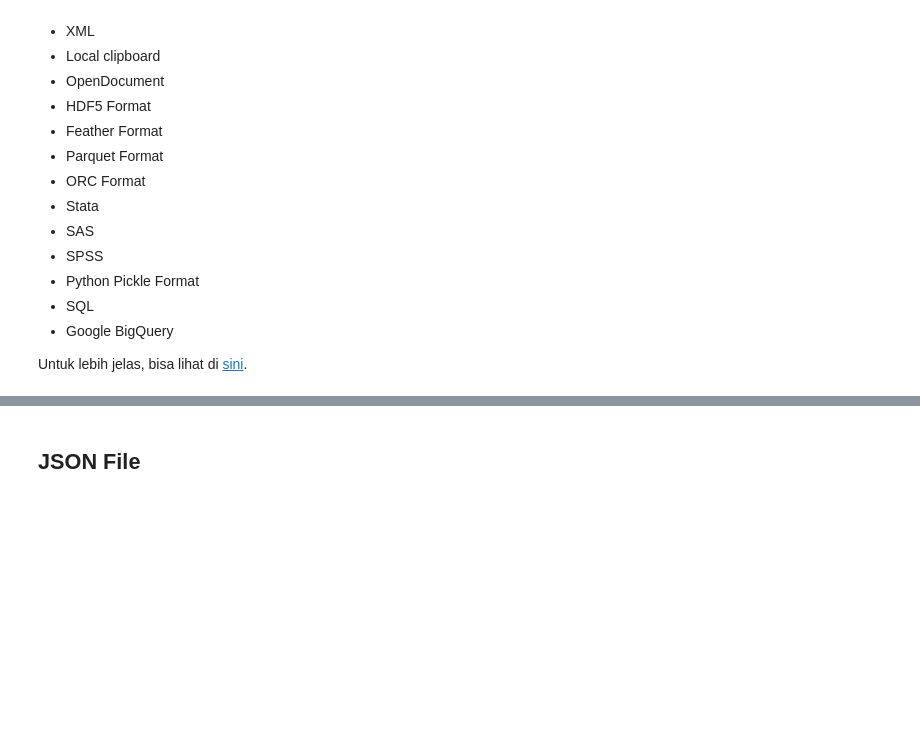
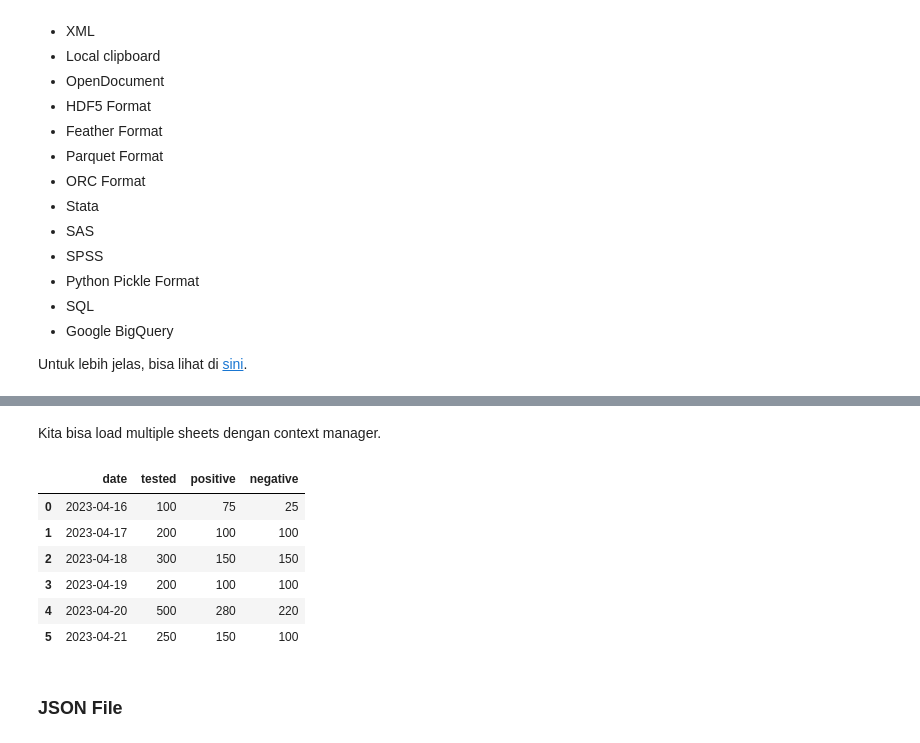
Before and after one commit to jinbeydev/id_pandas_series, a Jupyter notebook: 2_File_I_O_Load_Write_Data_From_to_Files.ipynb, the cells around one changed output, grey strips where cells are left out. Saved outputs shown, nothing was run; the diff lists cells and outputs as text; code cells hidden in the pictures; blank space fills up the shorter version.

```diff
--- a/2_File_I_O_Load_Write_Data_From_to_Files.ipynb
+++ b/2_File_I_O_Load_Write_Data_From_to_Files.ipynb
@@ -32,0 +68,5 @@ Untuk lebih jelas, bisa lihat di [sini](https://pandas.pydata.org/docs/user_guid
+# %%
+with pd.ExcelFile("excel_data.xlsx") as xlsx:
+  excel_df = pd.read_excel(xlsx, "Sheet1")
+
+excel_df
@@ -33,2 +79,18 @@ Untuk lebih jelas, bisa lihat di [sini](https://pandas.pydata.org/docs/user_guid
+# %% [markdown]
+Kita bisa load multiple sheets dengan context manager.
+# %%
+with pd.ExcelFile("excel_data.xlsx") as xlsx:
+  excel_df1 = pd.read_excel(xlsx, "Sheet1")
+  excel_df2 = pd.read_excel(xlsx, "Sheet2")
+
+excel_df2
+# %% [output]
+|  | date | tested | positive | negative |
+| 0 | 2023-04-16 | 100 | 75 | 25 |
+| 1 | 2023-04-17 | 200 | 100 | 100 |
+| 2 | 2023-04-18 | 300 | 150 | 150 |
+| 3 | 2023-04-19 | 200 | 100 | 100 |
+| 4 | 2023-04-20 | 500 | 280 | 220 |
+| 5 | 2023-04-21 | 250 | 150 | 100 |
 # %% [markdown]
-## JSON File
+### JSON File
```
Also changed, not shown: parts of 24 cells of this notebook.
